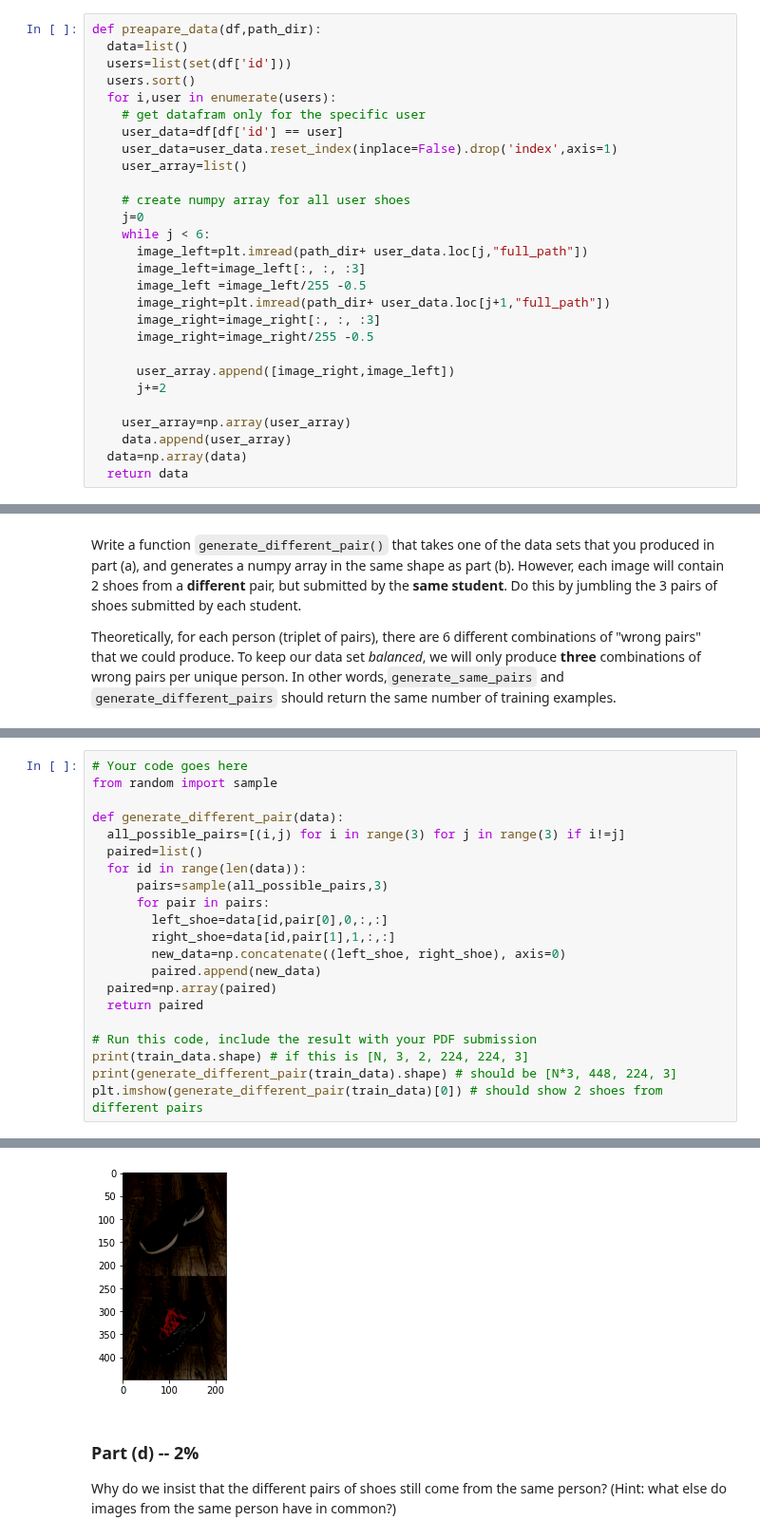
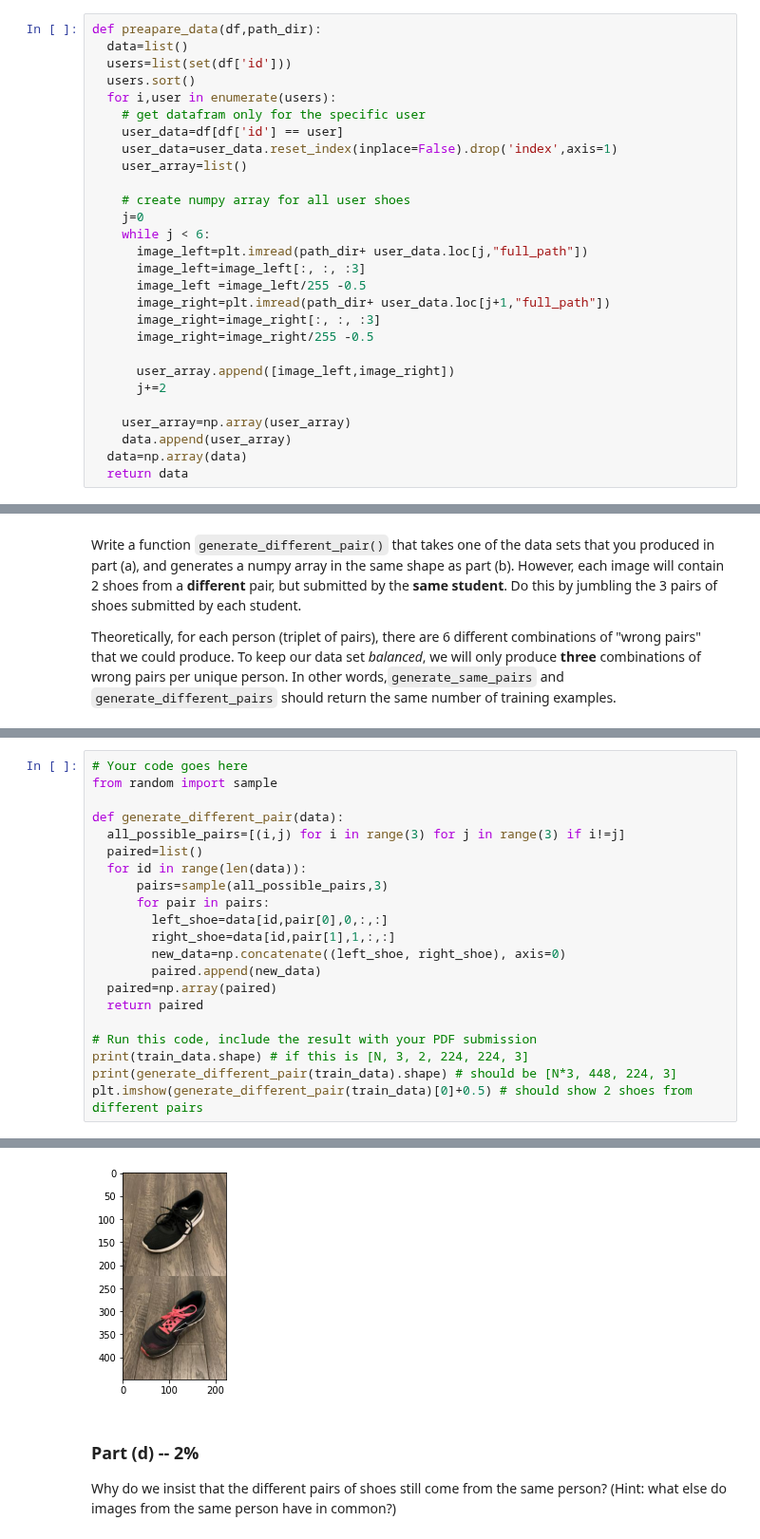
Before and after one commit to shaniklein/Introduction-to-Deep-Learning, a Jupyter notebook: Assignment3_ipynb_json.ipynb, the cells around one changed output, grey strips where cells are left out. Shown at 95% size. Drawn from its saved outputs; the diff is of its cells as text.

```diff
--- a/Assignment3_ipynb_json.ipynb
+++ b/Assignment3_ipynb_json.ipynb
@@ -160,7 +160,7 @@ def preapare_data(df,path_dir):
       image_right=image_right[:, :, :3]
       image_right=image_right/255 -0.5
 
-      user_array.append([image_right,image_left])
+      user_array.append([image_left,image_right])
       j+=2
 
     user_array=np.array(user_array)
@@ -269,7 +260,7 @@ def generate_different_pair(data):
 # Run this code, include the result with your PDF submission
 print(train_data.shape) # if this is [N, 3, 2, 224, 224, 3]
 print(generate_different_pair(train_data).shape) # should be [N*3, 448, 224, 3]
-plt.imshow(generate_different_pair(train_data)[0]) # should show 2 shoes from different pairs
+plt.imshow(generate_different_pair(train_data)[0]+0.5) # should show 2 shoes from different pairs
 # %% [output]
 (89, 3, 2, 224, 224, 3)
 (267, 448, 224, 3)
@@ -278,4 +268,4 @@ Clipping input data to the valid range for imshow with RGB data ([0..1] for floa
-[figure, old version]
+[figure, new version]
 # %% [markdown]
 ### Part (d) -- 2%
 
```
Also changed, not shown: parts of 12 cells of this notebook.
